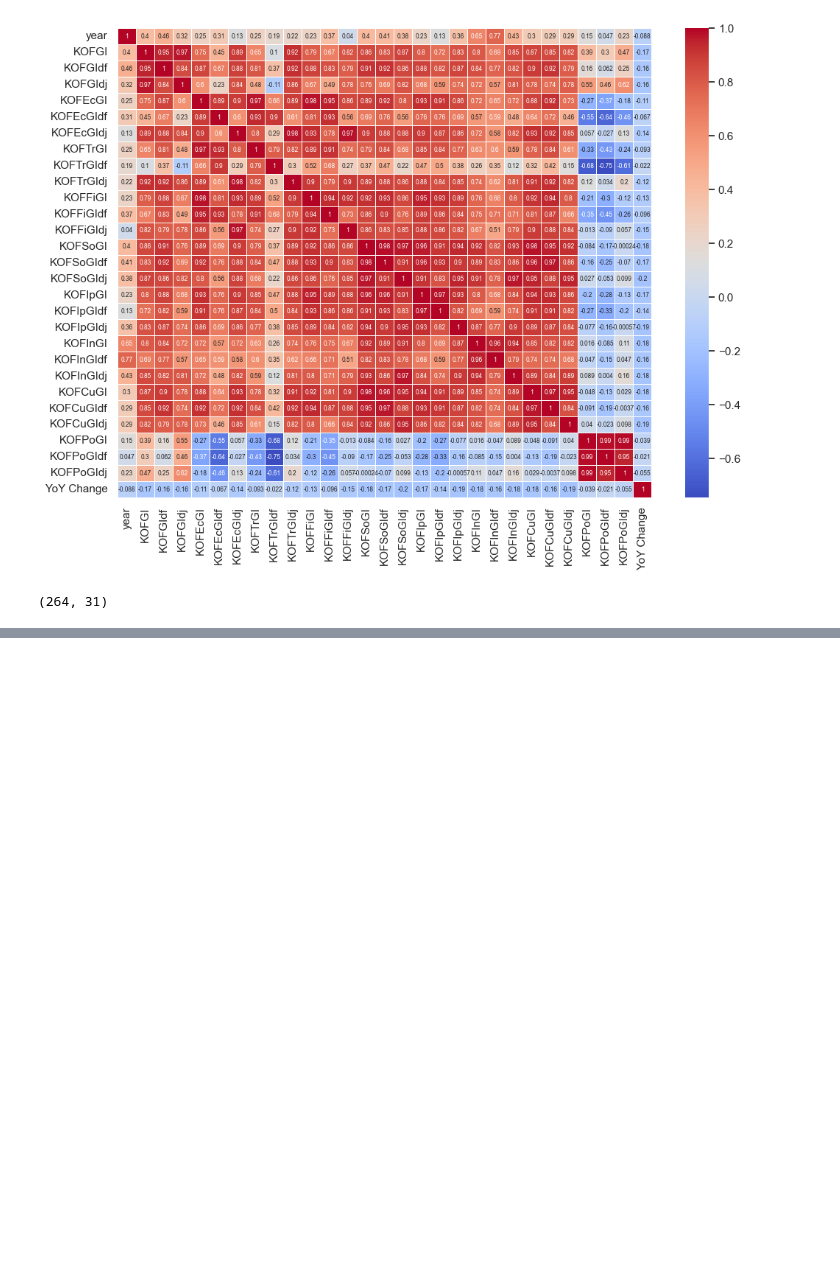
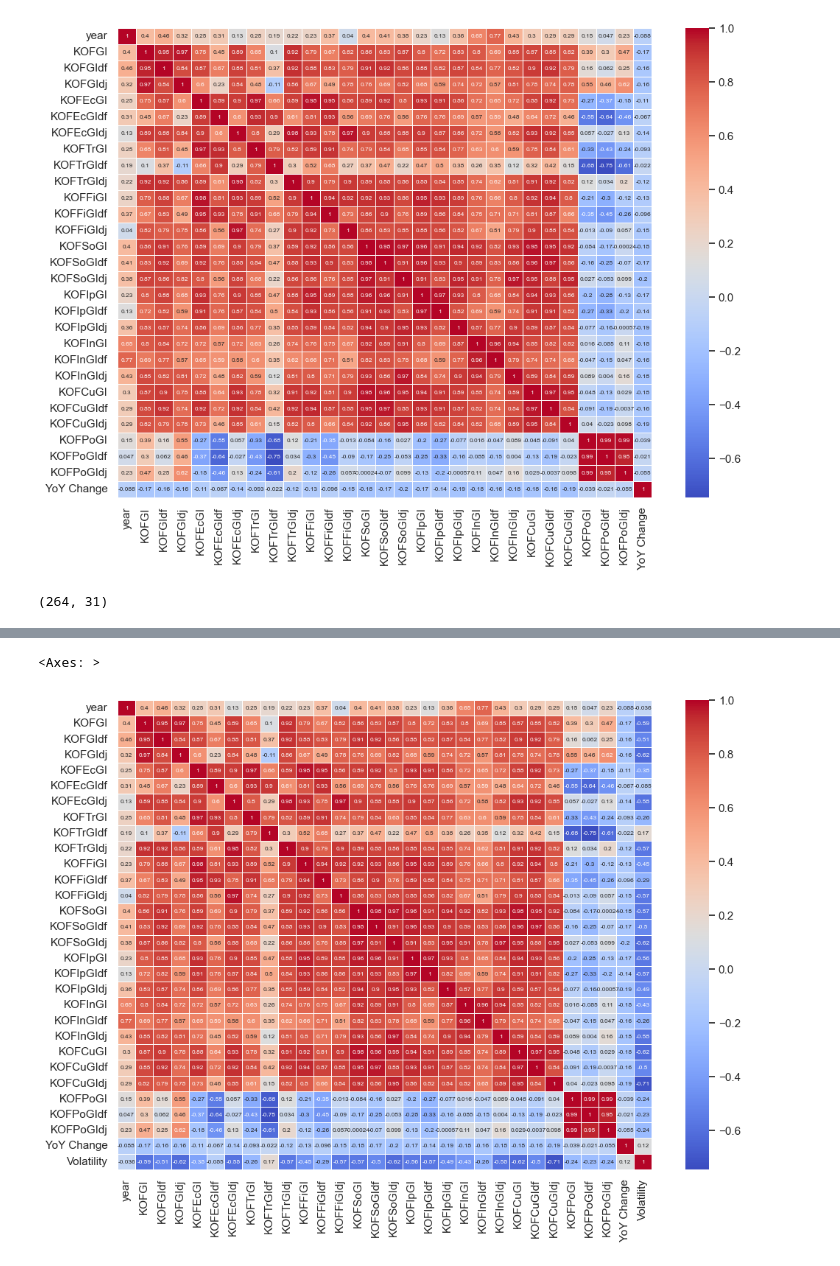
Before and after one commit to andrewbapham/Globalization-Index-Analysis, a Jupyter notebook: Data_Exploration.ipynb, the cells around one changed output, grey strips where cells are left out. Saved outputs shown, nothing was run; the diff lists cells and outputs as text; code cells hidden in the pictures; blank space fills up the shorter version.

```diff
--- a/Data_Exploration.ipynb
+++ b/Data_Exploration.ipynb
@@ -4,5 +5,5 @@ import altair as alt
 # %%
-kof_df = pd.read_csv('Datasets/KOF_clean.csv')
+kof_new_df = pd.read_csv('Datasets/KOF_clean.csv')
 kof_df.head()
 # %% [output]
 |  | code | country | year | KOFGI | KOFGIdf | KOFGIdj | KOFEcGI | KOFEcGIdf | KOFEcGIdj | KOFTrGI | ... | ... |
@@ -13,11 +14,12 @@ kof_df.head()
 | 4 | BRA | Brazil | 1994 | 48.0 | 45.0 | 50.0 | 29.0 | 25.0 | 33.0 | 29.0 | ... | ... |
 5 rows × 30 columns
 # %%
-dataset_list = ['BOVESPA-BRA-Clean', 'CAC40-FRA-Clean', 'DAX30-DEU-Clean', 'HangSeng-HKG-Clean', 'Nikkei225-JPN-Clean', 'Shanghai-CHN-Clean', 'Nifty50-IND-Clean', 'S&P500-USA-Clean']
+new_dfset_list = ['BOVESPA-BRA-Clean', 'CAC40-FRA-Clean', 'DAX30-DEU-Clean', 'HangSeng-HKG-Clean', 'Nikkei225-JPN-Clean', 'Shanghai-CHN-Clean', 'Nifty50-IND-Clean', 'S&P500-USA-Clean']
 
+sp_df = pd.read_csv('Datasets/S&P500-USA-Clean.csv')
 countries_df = pd.DataFrame(columns=['year', 'YoY Change', 'code'])
-for dataset in dataset_list:
-    df = pd.read_csv('./Datasets/' + dataset + '.csv')
+for new_dfset in new_dfset_list:
+    df = pd.read_csv('./Datasets/' + new_dfset + '.csv')
     countries_df = pd.concat([countries_df, df])
 
 countries_df = pd.concat([countries_df, sp_df])
@@ -64,3 +50,15 @@ sns.heatmap(corr,
 kof_df.shape
 # %% [output]
 (264, 31)
+# %%
+#Lets set up the new_dfframes
+new_df = kof_df
+
+x= new_df['YoY Change'].iloc[0:]
+
+
+volatility = x.rolling(10).std().dropna()
+
+new_df['Volatility'] = volatility
+
+new_df['Volatility'].values
@@ -66,0 +98,14 @@ kof_df.shape
+# %%
+import seaborn as sns
+sns.set(rc={'figure.figsize':(11.7,8.27)})
+corr = new_df.drop(['country', 'code'], axis=1).corr()
+sns.heatmap(corr,
+            xticklabels=corr.columns.values,
+            yticklabels=corr.columns.values,
+            cmap='coolwarm',
+            annot=True,
+            linewidths=.5,
+            annot_kws={"size": 6})
+# %% [output]
+<Axes: >
+[figure, added]
```
Also changed, not shown: parts of 6 cells of this notebook, 2 other files.
